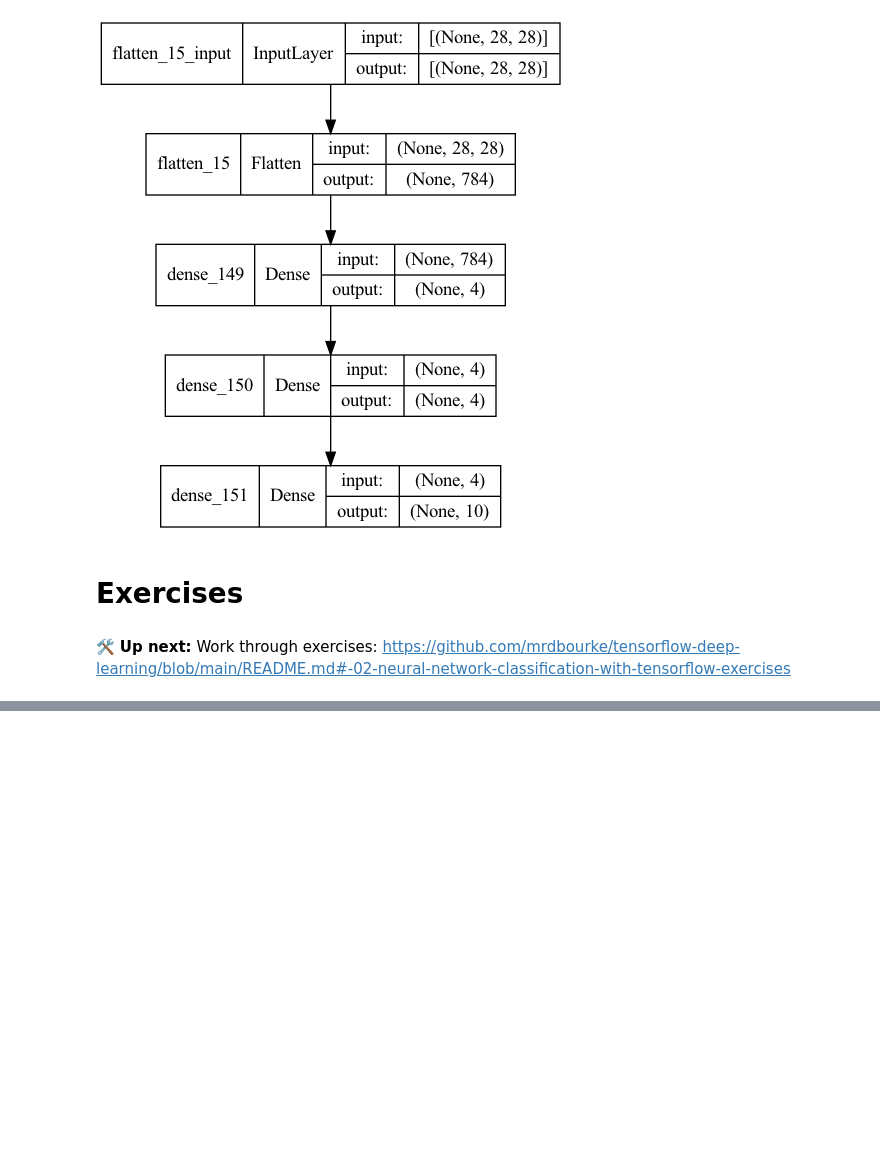
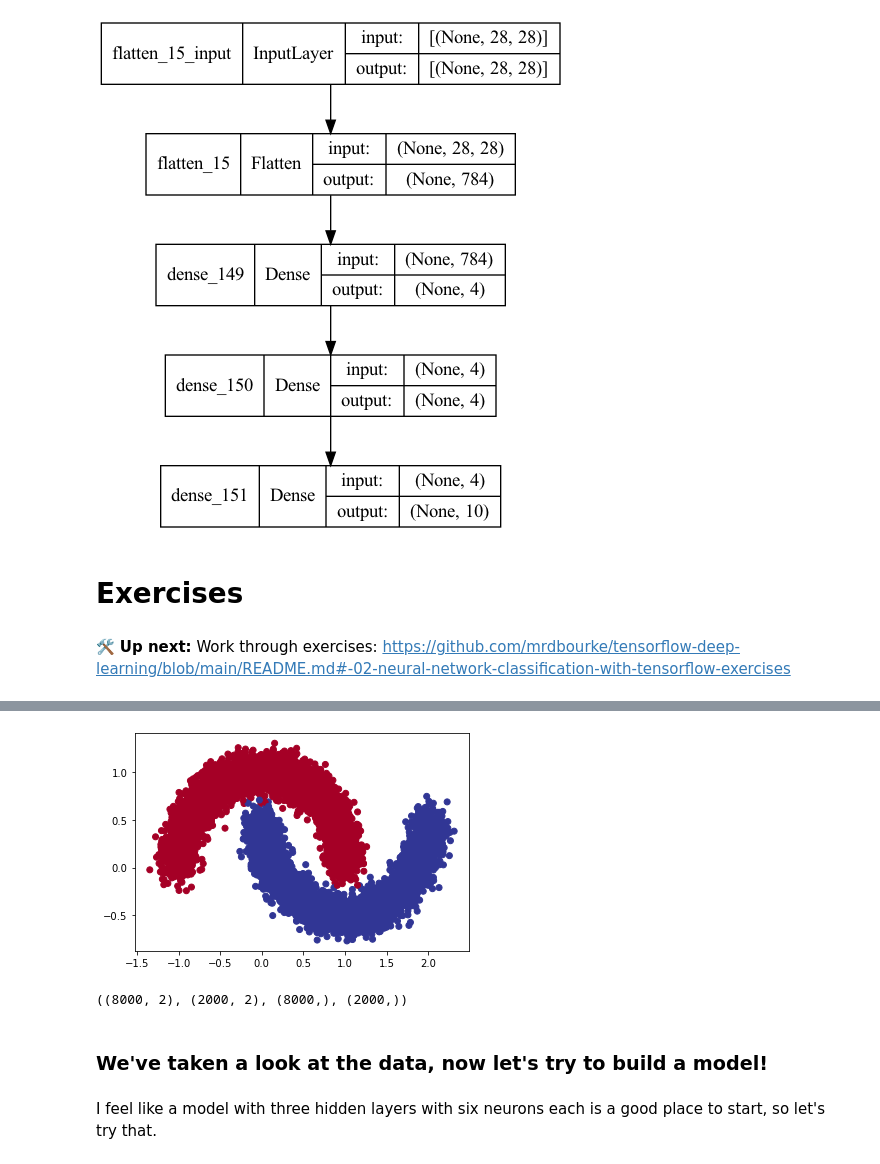
Before and after one commit to denishartl/introduction-to-tensorflow, a Jupyter notebook: 02_neural_network_classification_with_tensorflow.ipynb, the cells around one changed output, grey strips where cells are left out. Cells and saved outputs as stored; diff of their text form; code cells hidden in the pictures; blank space fills up the shorter version.

```diff
--- a/02_neural_network_classification_with_tensorflow.ipynb
+++ b/02_neural_network_classification_with_tensorflow.ipynb
@@ -1590,0 +1642,8 @@ plot_model(model_14, show_shapes=True)
+# %%
+from sklearn.datasets import make_moons
+
+# Create the dataset
+moons_data, moons_labels = make_moons(n_samples=10000,
+                                      shuffle=True,
+                                      noise=0.1,
+                                      random_state=42)
@@ -1590,0 +1670,25 @@ plot_model(model_14, show_shapes=True)
+# %%
+import matplotlib.pyplot as plt
+
+# Plot the data
+plt.scatter(moons_data[:, 0], moons_data[:, 1], c=moons_labels, cmap=plt.cm.RdYlBu);
+# %% [output]
+[figure, added]
+# %%
+# Split data into train and test before creating the model
+
+from sklearn.model_selection import train_test_split
+
+moons_train_data, moons_test_data, moons_train_labels, moons_test_labels = train_test_split(moons_data,
+                                                                                            moons_labels,
+                                                                                            test_size=0.2,
+                                                                                            random_state=42,
+                                                                                            shuffle=True)
+
+moons_train_data.shape, moons_test_data.shape, moons_train_labels.shape, moons_test_labels.shape
+# %% [output]
+((8000, 2), (2000, 2), (8000,), (2000,))
+# %% [markdown]
+### We've taken a look at the data, now let's try to build a model!
+# %% [markdown]
+I feel like a model with three hidden layers with six neurons each is a good place to start, so let's try that.
```
Also changed, not shown: parts of 27 cells of this notebook.
